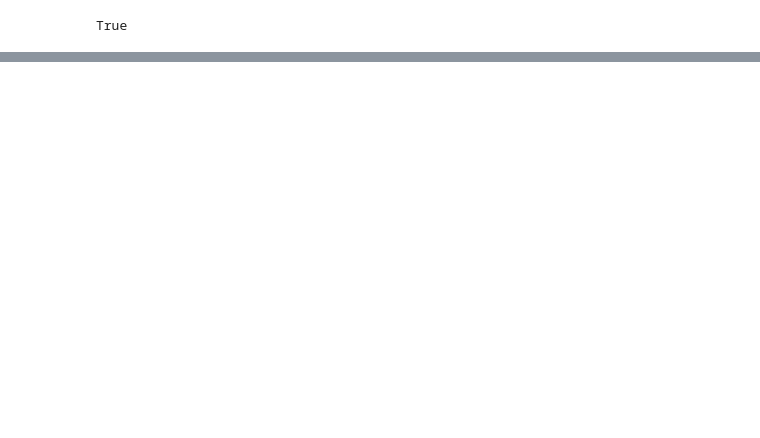
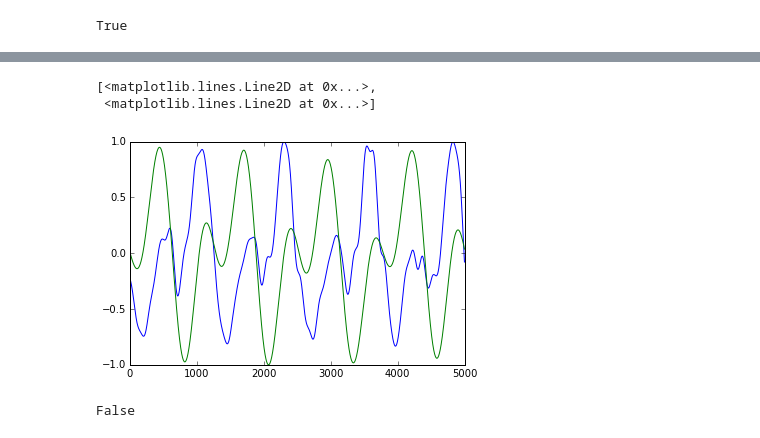
Before and after one commit to catniplab/vlgp, a Jupyter notebook: latent_only.ipynb, the cells around one changed output, grey strips where cells are left out. Cells and saved outputs as stored; diff of their text form; code cells hidden in the pictures; blank space fills up the shorter version.

```diff
--- a/latent_only.ipynb
+++ b/latent_only.ipynb
@@ -282,0 +270,10 @@ chol.shape
+# %%
+plot(m1)
+# %% [output]
+[<matplotlib.lines.Line2D at 0x...>,
+ <matplotlib.lines.Line2D at 0x...>]
+[figure, added]
+# %%
+np.array_equal(m1, r1)
+# %% [output]
+False
```
Also changed, not shown: parts of 13 cells of this notebook, 4 other files.
